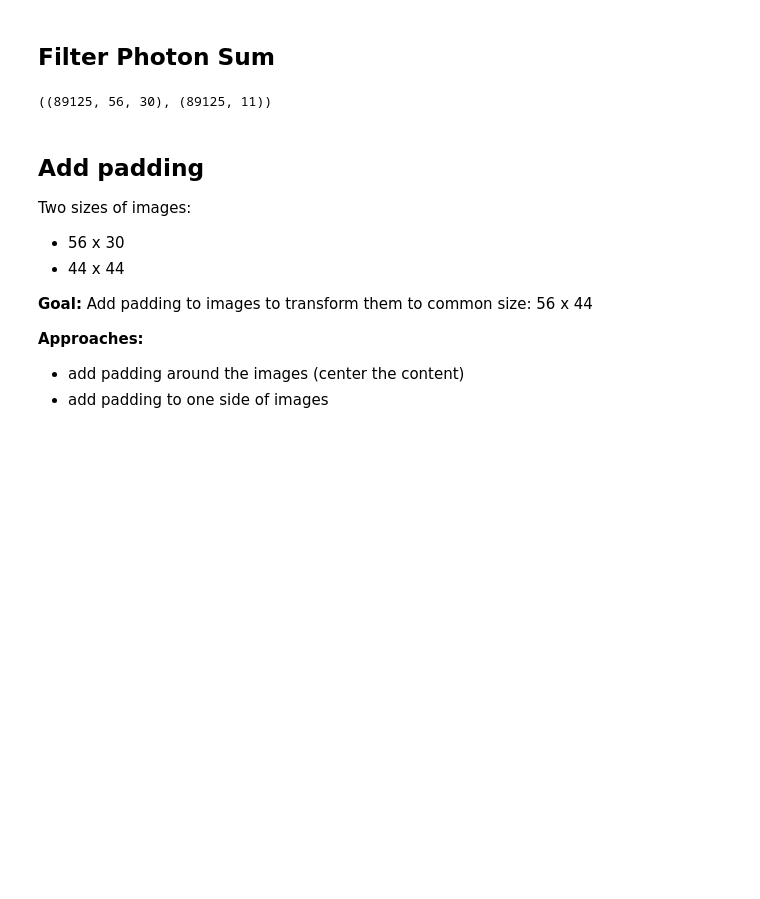
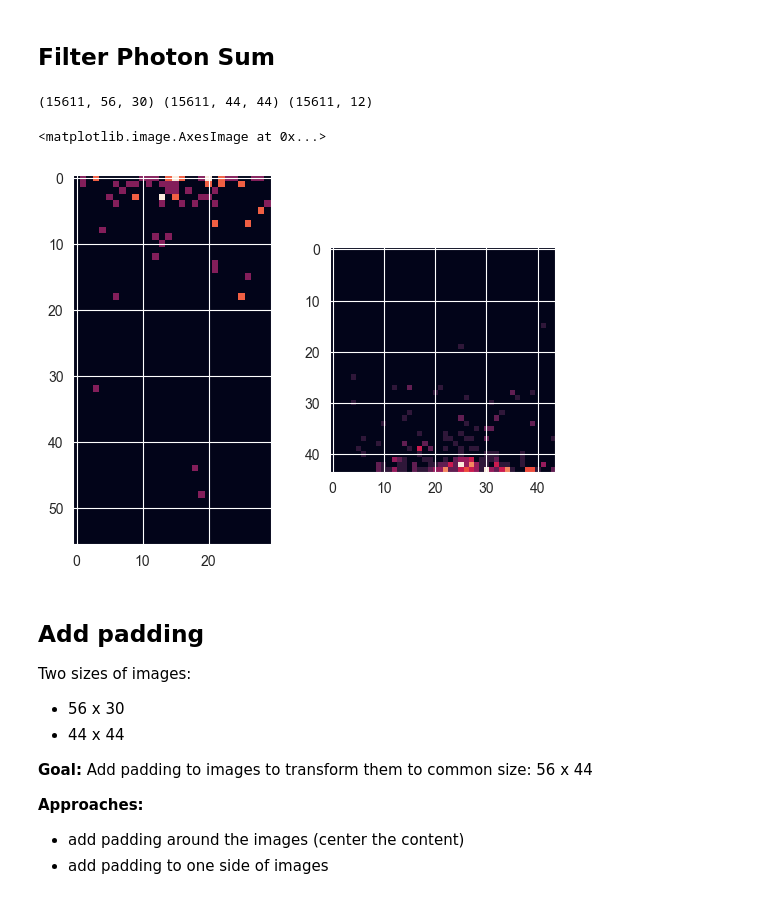
Before and after one commit to patrick-bedkowski/Generative-Models-for-CERN-Fast-Simulations, a Jupyter notebook: notebooks/data_filtering.ipynb, the cells around one changed output. Drawn from its saved outputs; the diff is of its cells as text; code cells hidden in the pictures; blank space fills up the shorter version.

```diff
--- a/notebooks/data_filtering.ipynb
+++ b/notebooks/data_filtering.ipynb
@@ -53,0 +34,2 @@ Name: 3, dtype: float64
+# %%
+data_cond.rename(columns={"PhotonSum": "neutron_photon_sum"}, inplace=True)
@@ -54,19 +49,27 @@ Name: 3, dtype: float64
 # %% [markdown]
 ## Filter Photon Sum
 # %%
-def filter_photon_sum(data_response, data_conditional, min_photon_sum=10):
+## Filter Photon Sum
+def filter_photon_sum(data_p, data_n, data_conditional, min_photon_sum=10):
     """
     Returns particle data and responses of experiments with minimum sum of photons.
     """
-    indecies = data_conditional.index[data_conditional.loc[:, 'PhotonSum'] >= min_photon_sum]
-    return data_response[indecies], data_conditional.iloc[indecies].reset_index(drop=True)
+    mask = (data_conditional.proton_photon_sum >= min_photon_sum) & (data_conditional.neutron_photon_sum >= min_photon_sum)
+    indecies = data_conditional.index[mask]
+    return data_p[indecies], data_n[indecies], data_conditional.iloc[indecies].reset_index(drop=True)
+
+MIN_PHOTON_SUM = 15
+
+data_p, data_n, data_cond = filter_photon_sum(data_p, data_n, data_cond, min_photon_sum=MIN_PHOTON_SUM)
+print(data_p.shape, data_n.shape, data_cond.shape)
+
+fig, ax = plt.subplots(1, 2)
+ax[0].imshow(data_p[3], interpolation='none')
+ax[1].imshow(data_n[3], interpolation='none')
+# %% [output]
+(15611, 56, 30) (15611, 44, 44) (15611, 12)
+<matplotlib.image.AxesImage at 0x...>
+[figure, added]
-# %%
-MIN_PHOTON_SUM = 30
-
-data, data_cond = filter_photon_sum(data, data_cond, min_photon_sum=MIN_PHOTON_SUM)
-data.shape, data_cond.shape
-# %% [output]
-((89125, 56, 30), (89125, 11))
 # %% [markdown]
 ## Add padding
 
```
Also changed, not shown: parts of 17 cells of this notebook.
